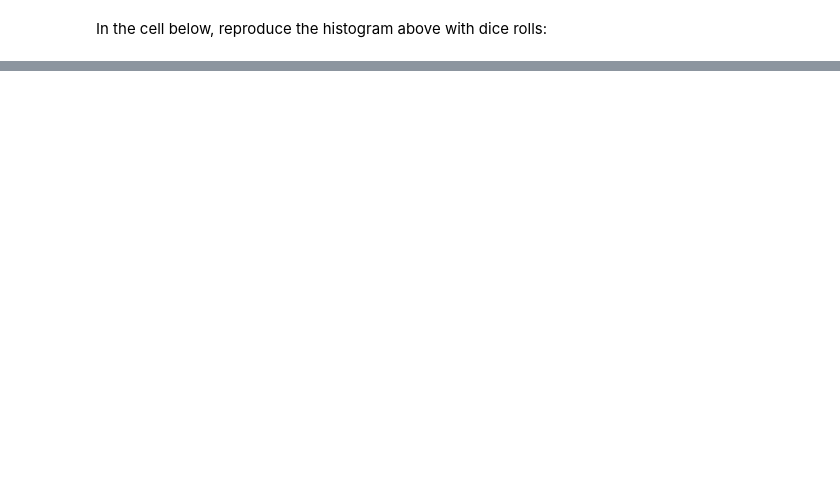
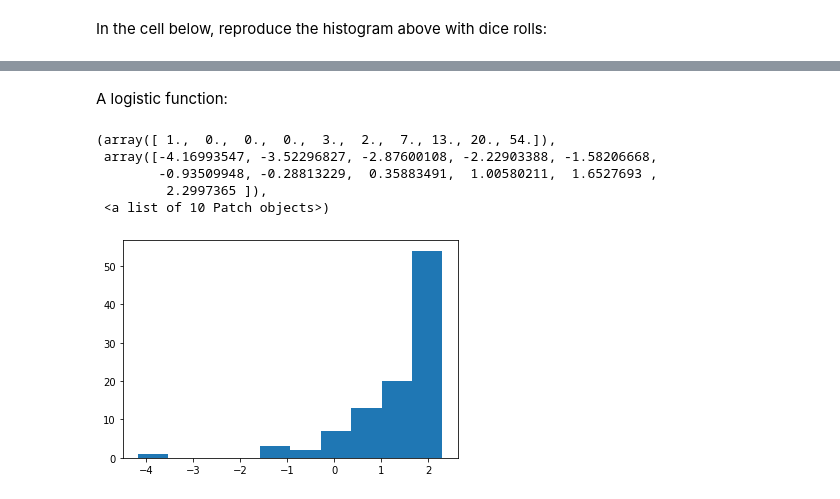
Before and after one commit to ds-modules/POLSCI-3, a Jupyter notebook: Beta_2/Distributions Homework.ipynb, the cells around one changed output, grey strips where cells are left out. Cells and saved outputs as stored; diff of their text form; code cells hidden in the pictures; blank space fills up the shorter version.

```diff
--- a/Beta_2/Distributions Homework.ipynb
+++ b/Beta_2/Distributions Homework.ipynb
@@ -70,0 +173,11 @@ plt.hist(dice_rolls)
+# %% [markdown]
+A logistic function:
+# %%
+plt.hist(np.log(x))
+# %% [output]
+(array([ 1.,  0.,  0.,  0.,  3.,  2.,  7., 13., 20., 54.]),
+ array([-4.16993547, -3.52296827, -2.87600108, -2.22903388, -1.58206668,
+        -0.93509948, -0.28813229,  0.35883491,  1.00580211,  1.6527693 ,
+         2.2997365 ]),
+ <a list of 10 Patch objects>)
+[figure, added]
```
Also changed, not shown: parts of 36 cells of this notebook.
